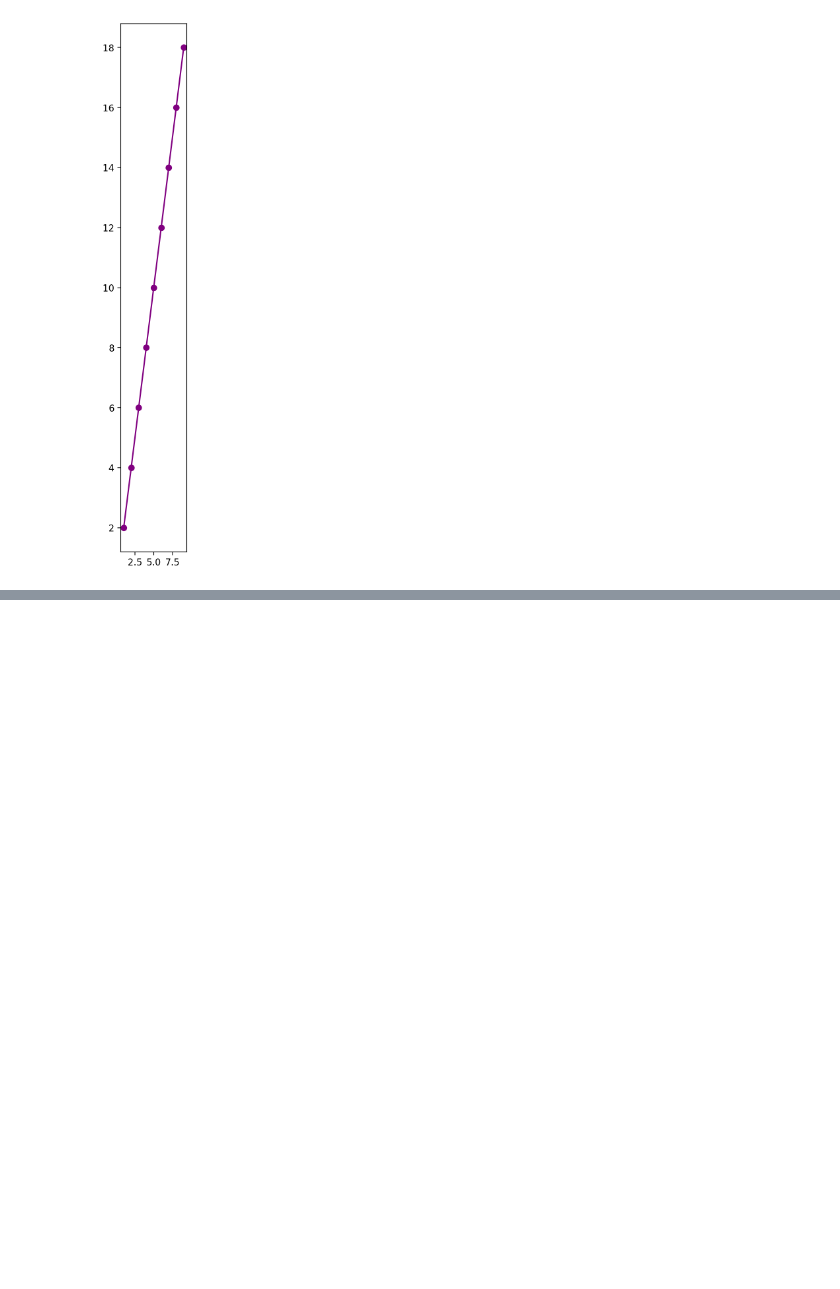
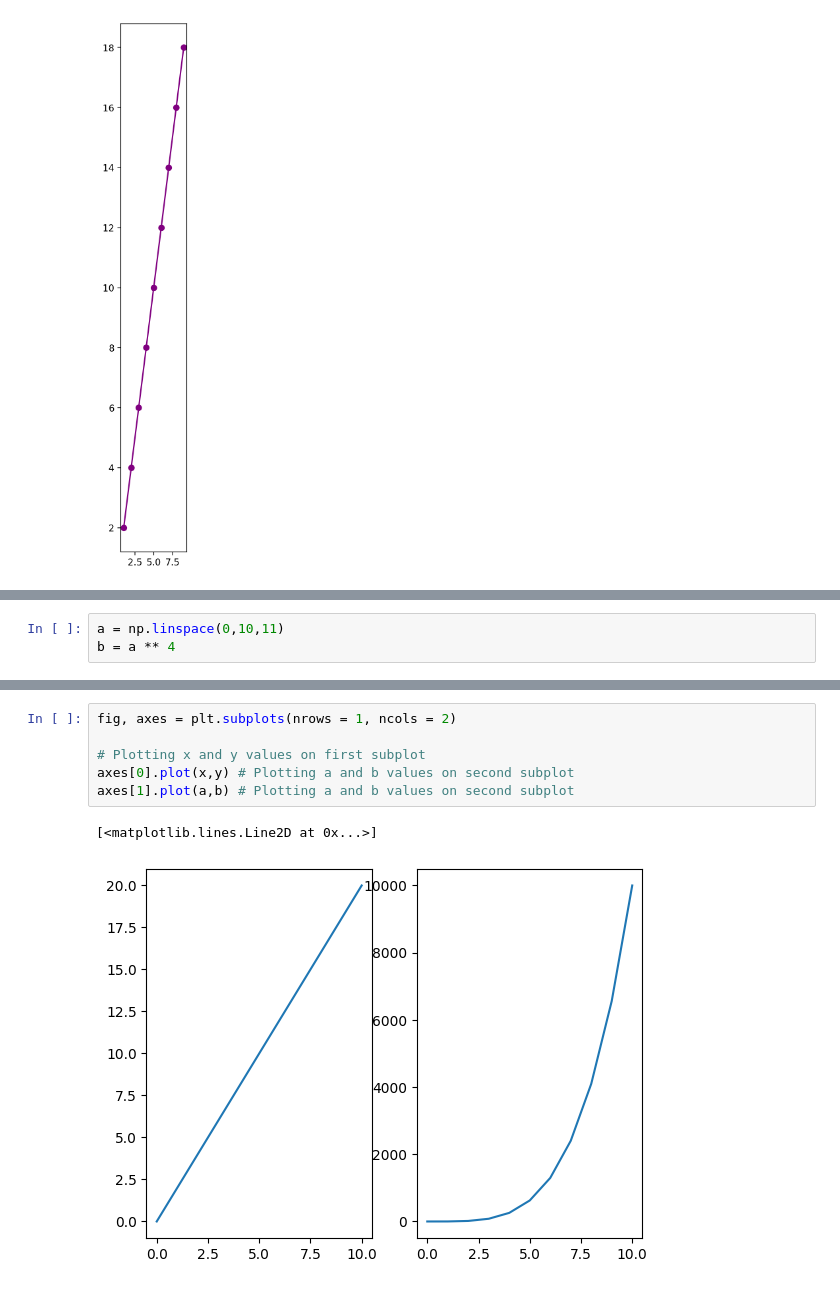
Before and after one commit to rahulgoraksha/ml-algorithms-practice, a Jupyter notebook: notebooks/5-matplotlib.ipynb, the cells around one changed output, grey strips where cells are left out. Cells and saved outputs as stored; diff of their text form; blank space fills up the shorter version.

```diff
--- a/notebooks/5-matplotlib.ipynb
+++ b/notebooks/5-matplotlib.ipynb
@@ -399,0 +331,3 @@ plt.show()
+# %%
+a = np.linspace(0,10,11)
+b = a ** 4
@@ -399,0 +351,9 @@ plt.show()
+# %%
+fig, axes = plt.subplots(nrows = 1, ncols = 2)
+
+# Plotting x and y values on first subplot
+axes[0].plot(x,y) # Plotting a and b values on second subplot
+axes[1].plot(a,b) # Plotting a and b values on second subplot
+# %% [output]
+[<matplotlib.lines.Line2D at 0x...>]
+[figure, added]
```
Also changed, not shown: parts of 16 cells of this notebook.
